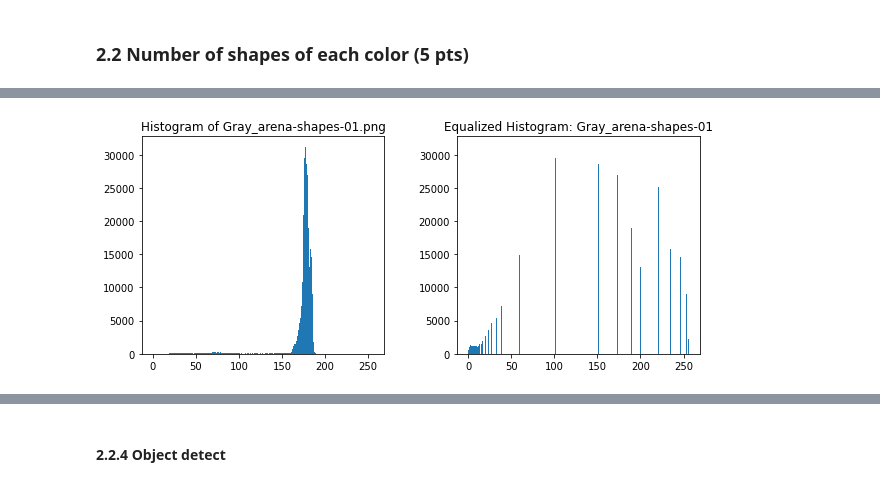
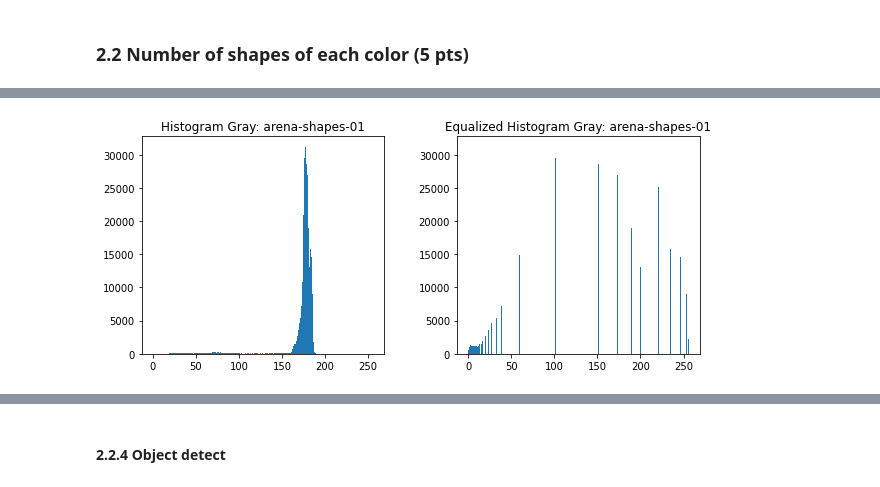
Before and after one commit to LTS5/iapr, a Jupyter notebook: labs/part_2_lab_01.ipynb, the cells around one changed output, grey strips where cells are left out. Saved outputs shown, nothing was run; the diff lists cells and outputs as text; code cells hidden in the pictures.

```diff
--- a/labs/part_2_lab_01.ipynb
+++ b/labs/part_2_lab_01.ipynb
@@ -250,0 +204,10 @@ plotMultipleImages(1, 2, imgs, titles,  type='typ_img', cmap='Ture')
+# %%
+""" Color Model Comparsion """
+image = images[0][:,:,::-1]
+im_name = im_names[0]
+
+LAB_img = cv.cvtColor(image,cv.COLOR_BGR2LAB)
+HSV_img = cv.cvtColor(image,cv.COLOR_BGR2HSV)
+imgs=[image,LAB_img,HSV_img]
+titles=['Origin: '+im_name,'LAB: '+im_name,'HSV: '+im_name]
+plotMultipleImages(1, 3, imgs, titles, 'typ_img')
@@ -251,7 +233,6 @@ plotMultipleImages(1, 2, imgs, titles,  type='typ_img', cmap='Ture')
 # %%
 # plot histograms
-imgs = [gray, dst]
-titles = ['Histogram of Gray_arena-shapes-01.png', 'Equalized Histogram: Gray_arena-shapes-01']
+titles = ['Histogram Gray: '+im_name, 'Equalized Histogram Gray: '+im_name]
 plotMultipleImages(1, 2, imgs, titles,  type='typ_hst')
 # %% [output]
-[figure, old version]
+[figure, new version]
```
Also changed, not shown: parts of 20 cells of this notebook.
